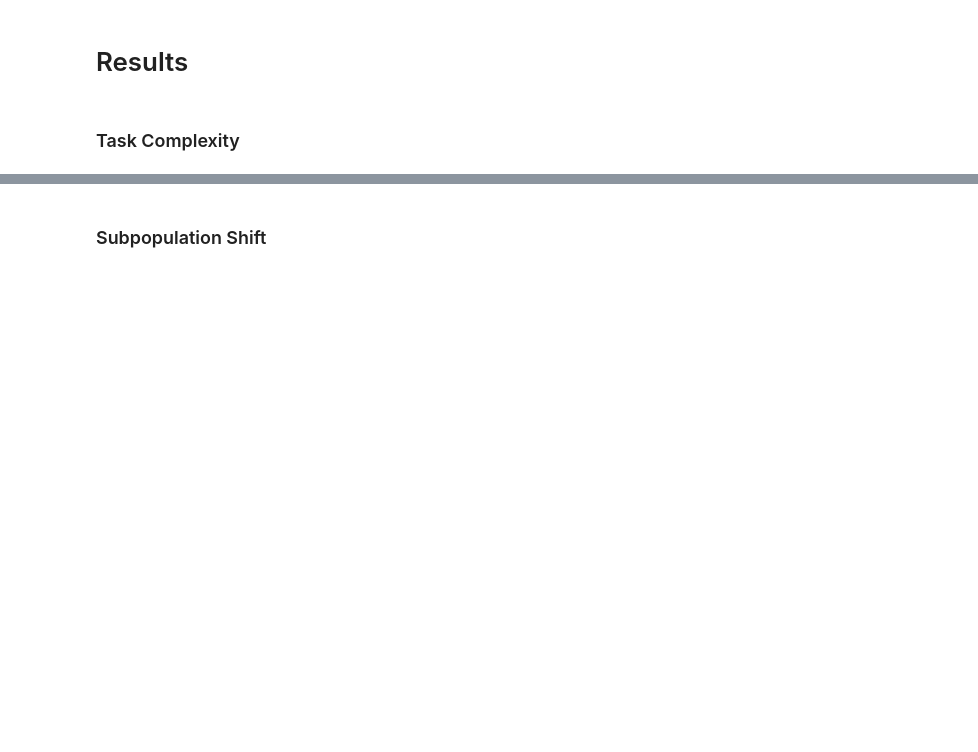
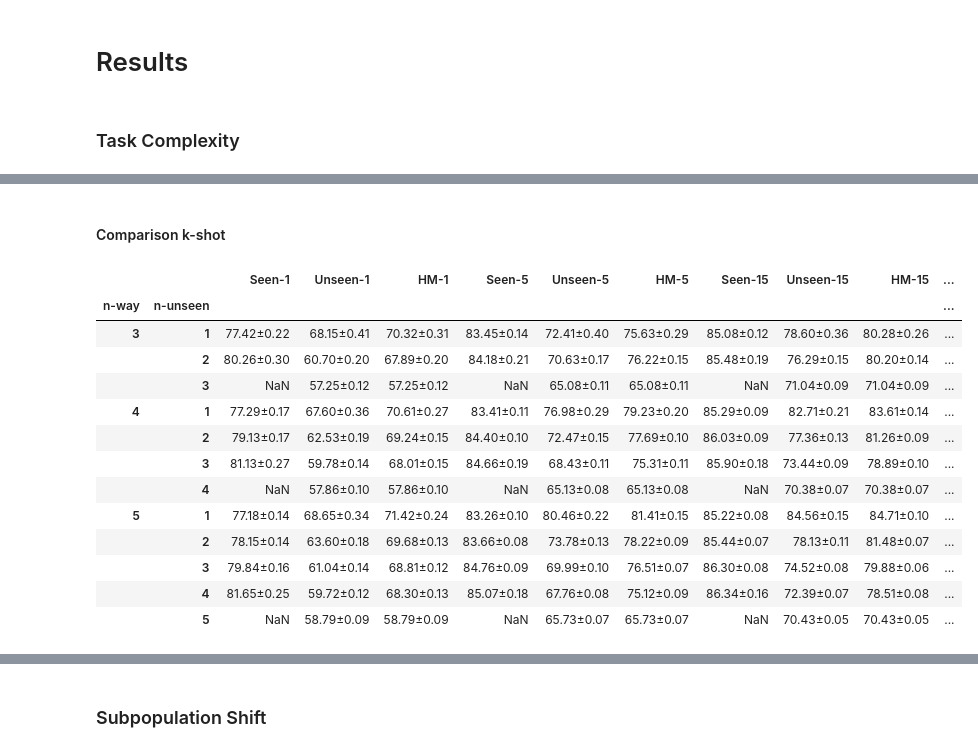
Before and after one commit to bereml/Meta-CXR-dev, a Jupyter notebook: notes/paper.ipynb, the cells around one changed output, grey strips where cells are left out. Saved outputs shown, nothing was run; the diff lists cells and outputs as text; code cells hidden in the pictures; blank space fills up the shorter version.

```diff
--- a/notes/paper.ipynb
+++ b/notes/paper.ipynb
@@ -52,0 +51,19 @@ makedirs(plots_dir, exist_ok=True)
+# %%
+def load_task_complexity_df():
+    path = join(results_dir, 'task_compĺexity', 'exp_mtst.csv')
+    df = pd.read_csv(path)
+
+    df[['method', 'n-way', 'n-unseen', 'k-shot']] = df['run'].str.split('_', expand=True)
+    df['n-way'] = df['n-way'].str[5:].astype(int)
+    df['n-unseen'] = df['n-unseen'].str[7:].astype(int)
+    df['k-shot'] = df['k-shot'].str[6:].astype(int)
+    # df['BatchBased'] = df['BatchBased_HM']
+    # df['ProtoNet'] = df['ProtoNet_HM']
+    # df['HM'] = df['hm']
+
+    # df = df[['n-way', 'n-unseen', 'k-shot', 'BatchBased', 'ProtoNet']]
+    df = df[['method', 'n-way', 'n-unseen', 'k-shot'] + df.columns.tolist()[1:-4]]
+    return df
+
+task_complexity_df = load_task_complexity_df()
+task_complexity_df
@@ -52,0 +227,60 @@ makedirs(plots_dir, exist_ok=True)
+# %% [markdown]
+#### Comparison k-shot
+# %%
+def generate_k_shot_table(task_complexity_df: pd.DataFrame, method: str):
+    df = task_complexity_df.drop(columns=task_complexity_df.columns[7:])
+    df = df[df['method'] == method]
+    df = df.drop(columns=['method'])
+
+
+    metrics = {'seen': 'Seen', 'unseen': 'Unseen', 'hm': 'HM'}
+    dfs = []
+    k_shots = []
+    for k_shot, k_shot_df in df.groupby('k-shot'):
+        k_shots.append(k_shot)
+        cols = {k: f'{v}-{k_shot}' for k, v in metrics.items()}
+        k_shot_df = k_shot_df.rename(columns=cols)
+        k_shot_df = k_shot_df.drop(columns=['k-shot'])
+        k_shot_df = k_shot_df.set_index(['n-way', 'n-unseen'])
+        dfs.append(k_shot_df)
+
+    from itertools import product
+
+    df = pd.concat(dfs, axis=1)
+    # cols = [
+    #     f'{metric}-{k_shot}'
+    #     for metric, k_shot in product(metrics.n_wayues(), k_shots)
+    # ]
+    # df = df[cols]
+    return df
+
+def generate_k_shot_table_latex(df: pd.DataFrame):
+    df1 = df[df.columns[:6]].reset_index()
+    formatters = [format_pm] * df.shape[1]
+    path = join(results_dir, 'task_compĺexity', 'k_shot-1-5.tex')
+    with open(path, 'w') as f:
+        f.write(df1.to_latex(index=False, formatters=formatters, na_rep=' '*12))
+    df2 = df[df.columns[6:]].reset_index()
+    path = join(results_dir, 'task_compĺexity', 'k_shot-15-30.tex')
+    with open(path, 'w') as f:
+        f.write(df2.to_latex(index=False, formatters=formatters, na_rep=' '*12))
+
+k_shot_df = generate_k_shot_table(task_complexity_df, 'batchbased')
+generate_k_shot_table_latex(k_shot_df)
+
+k_shot_df
+# %% [output]
+|  |  | Seen-1 | Unseen-1 | HM-1 | Seen-5 | Unseen-5 | HM-5 | Seen-15 | Unseen-15 | HM-15 | ... |
+| n-way | n-unseen |  |  |  |  |  |  |  |  |  | ... |
+| 3 | 1 | 77.42±0.22 | 68.15±0.41 | 70.32±0.31 | 83.45±0.14 | 72.41±0.40 | 75.63±0.29 | 85.08±0.12 | 78.60±0.36 | 80.28±0.26 | ... |
+|  | 2 | 80.26±0.30 | 60.70±0.20 | 67.89±0.20 | 84.18±0.21 | 70.63±0.17 | 76.22±0.15 | 85.48±0.19 | 76.29±0.15 | 80.20±0.14 | ... |
+|  | 3 | NaN | 57.25±0.12 | 57.25±0.12 | NaN | 65.08±0.11 | 65.08±0.11 | NaN | 71.04±0.09 | 71.04±0.09 | ... |
+| 4 | 1 | 77.29±0.17 | 67.60±0.36 | 70.61±0.27 | 83.41±0.11 | 76.98±0.29 | 79.23±0.20 | 85.29±0.09 | 82.71±0.21 | 83.61±0.14 | ... |
+|  | 2 | 79.13±0.17 | 62.53±0.19 | 69.24±0.15 | 84.40±0.10 | 72.47±0.15 | 77.69±0.10 | 86.03±0.09 | 77.36±0.13 | 81.26±0.09 | ... |
+|  | 3 | 81.13±0.27 | 59.78±0.14 | 68.01±0.15 | 84.66±0.19 | 68.43±0.11 | 75.31±0.11 | 85.90±0.18 | 73.44±0.09 | 78.89±0.10 | ... |
+|  | 4 | NaN | 57.86±0.10 | 57.86±0.10 | NaN | 65.13±0.08 | 65.13±0.08 | NaN | 70.38±0.07 | 70.38±0.07 | ... |
+| 5 | 1 | 77.18±0.14 | 68.65±0.34 | 71.42±0.24 | 83.26±0.10 | 80.46±0.22 | 81.41±0.15 | 85.22±0.08 | 84.56±0.15 | 84.71±0.10 | ... |
+|  | 2 | 78.15±0.14 | 63.60±0.18 | 69.68±0.13 | 83.66±0.08 | 73.78±0.13 | 78.22±0.09 | 85.44±0.07 | 78.13±0.11 | 81.48±0.07 | ... |
+|  | 3 | 79.84±0.16 | 61.04±0.14 | 68.81±0.12 | 84.76±0.09 | 69.99±0.10 | 76.51±0.07 | 86.30±0.08 | 74.52±0.08 | 79.88±0.06 | ... |
+|  | 4 | 81.65±0.25 | 59.72±0.12 | 68.30±0.13 | 85.07±0.18 | 67.76±0.08 | 75.12±0.09 | 86.34±0.16 | 72.39±0.07 | 78.51±0.08 | ... |
+|  | 5 | NaN | 58.79±0.09 | 58.79±0.09 | NaN | 65.73±0.07 | 65.73±0.07 | NaN | 70.43±0.05 | 70.43±0.05 | ... |
```
Also changed, not shown: parts of 15 cells of this notebook, 13 other files.
